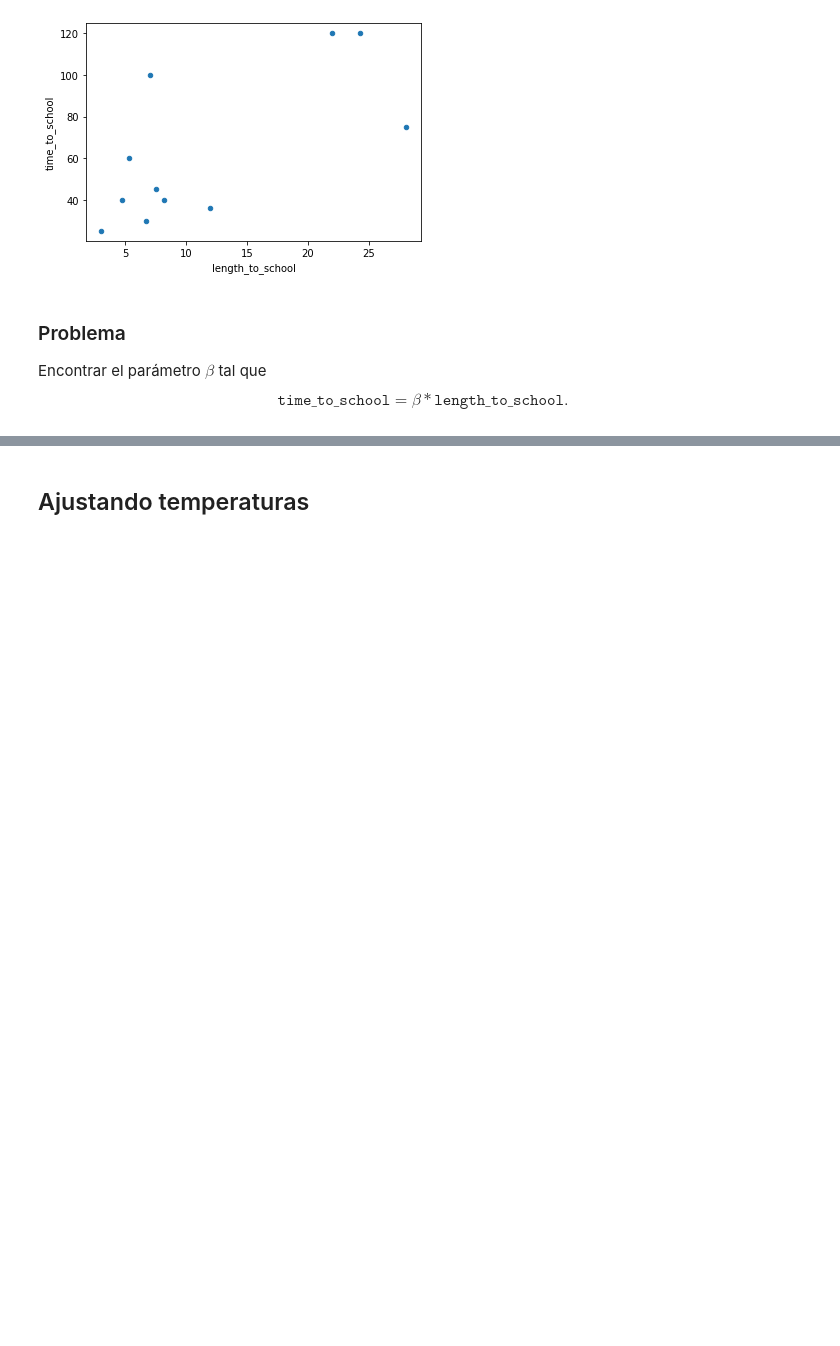
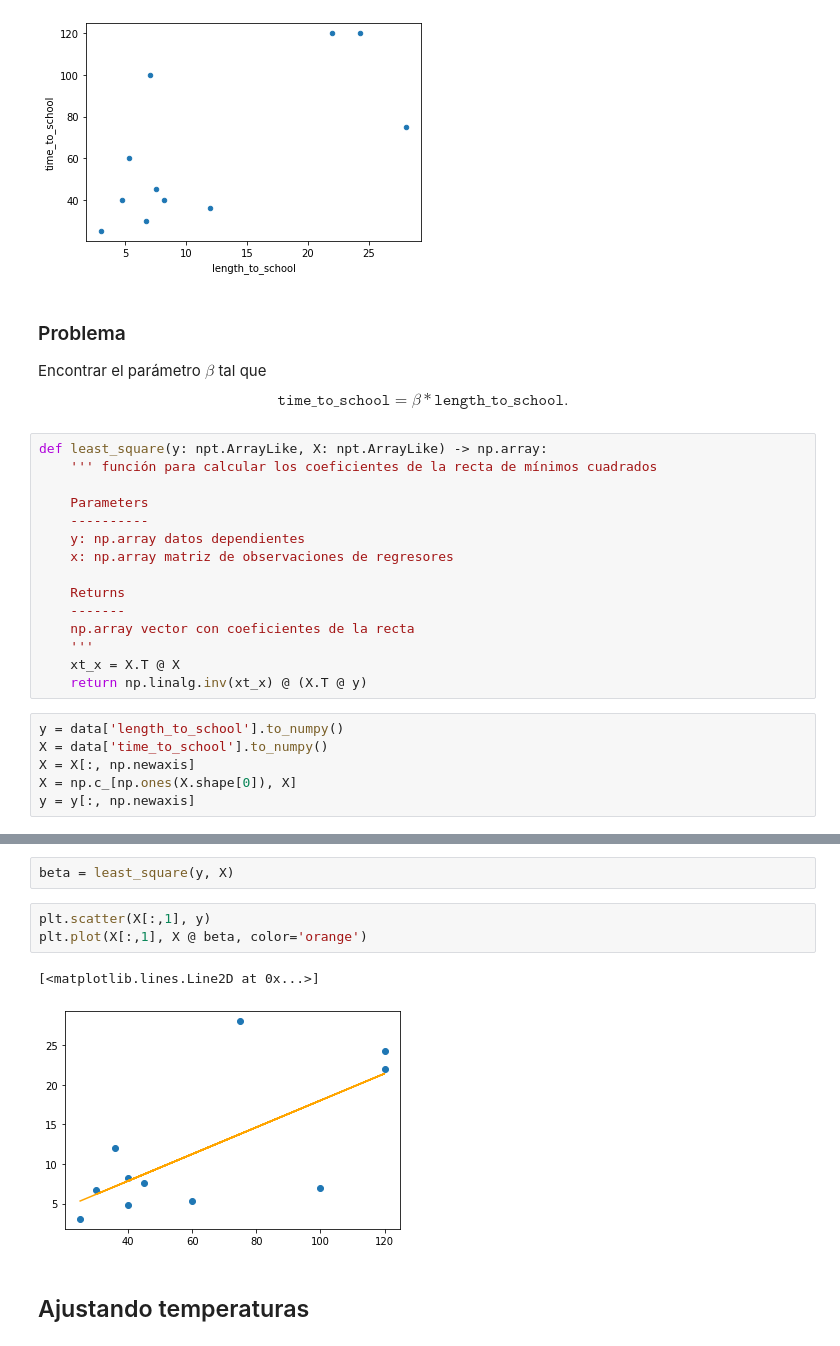
Before and after one commit to jmbarrios/ModelacionII-20222, a Jupyter notebook: 20220303-minimos_cuadrados.ipynb, the cells around one changed output, grey strips where cells are left out. Cells and saved outputs as stored; diff of their text form; blank space fills up the shorter version.

```diff
--- a/20220303-minimos_cuadrados.ipynb
+++ b/20220303-minimos_cuadrados.ipynb
@@ -36,3 +39,24 @@ Encontrar el parámetro $\beta$ tal que
 $$
 \texttt{time_to_school} = \beta * \texttt{length_to_school}.
 $$
+# %%
+def least_square(y: npt.ArrayLike, X: npt.ArrayLike) -> np.array:
+    ''' función para calcular los coeficientes de la recta de mínimos cuadrados
+
+    Parameters
+    ----------
+    y: np.array datos dependientes
+    x: np.array matriz de observaciones de regresores
+
+    Returns
+    -------
+    np.array vector con coeficientes de la recta
+    '''
+    xt_x = X.T @ X
+    return np.linalg.inv(xt_x) @ (X.T @ y)
+# %%
+y = data['length_to_school'].to_numpy()
+X = data['time_to_school'].to_numpy()
+X = X[:, np.newaxis]
+X = np.c_[np.ones(X.shape[0]), X]
+y = y[:, np.newaxis]
@@ -39,3 +77,11 @@ $$
+# %%
+beta = least_square(y, X)
+# %%
+plt.scatter(X[:,1], y)
+plt.plot(X[:,1], X @ beta, color='orange')
+# %% [output]
+[<matplotlib.lines.Line2D at 0x...>]
+[figure, added]
 # %% [markdown]
 ## Ajustando temperaturas
 # %%
```
Also changed, not shown: parts of 11 cells of this notebook.
